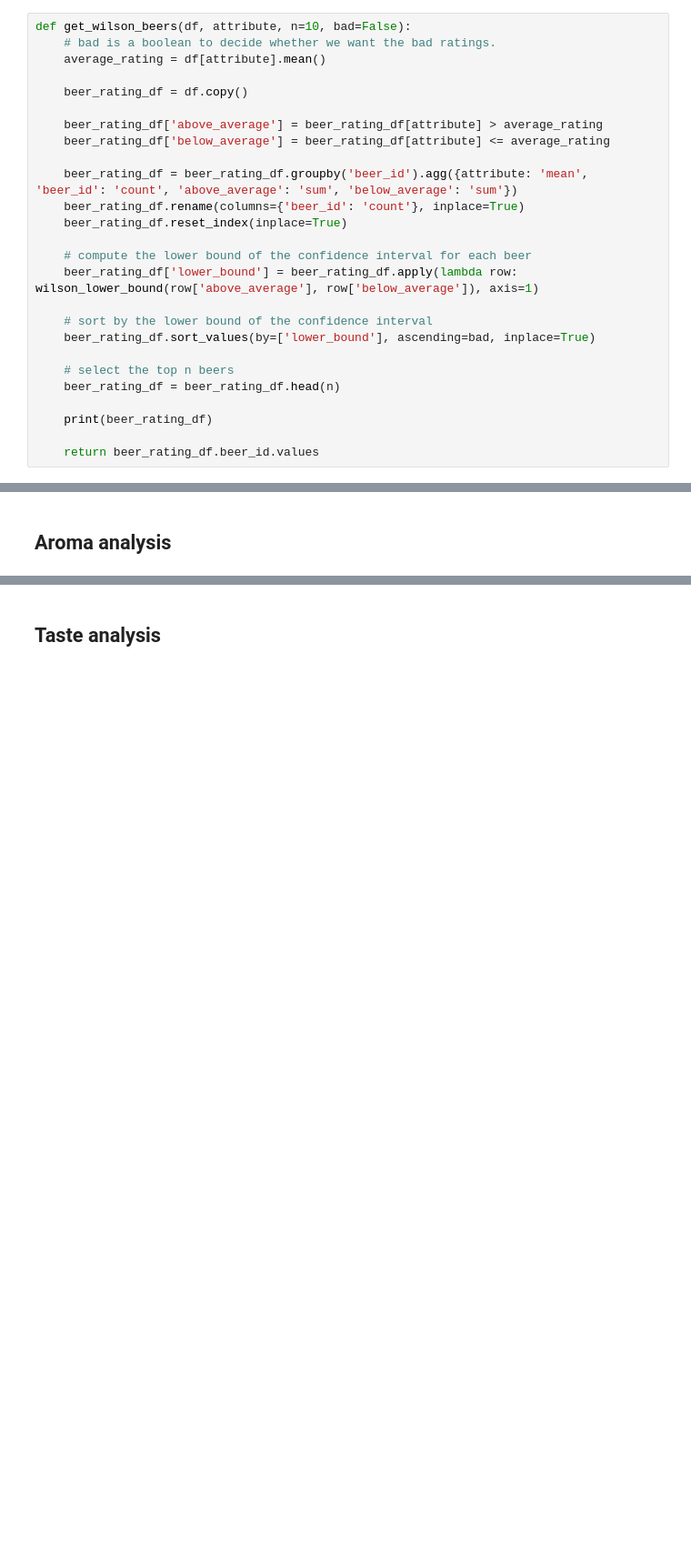
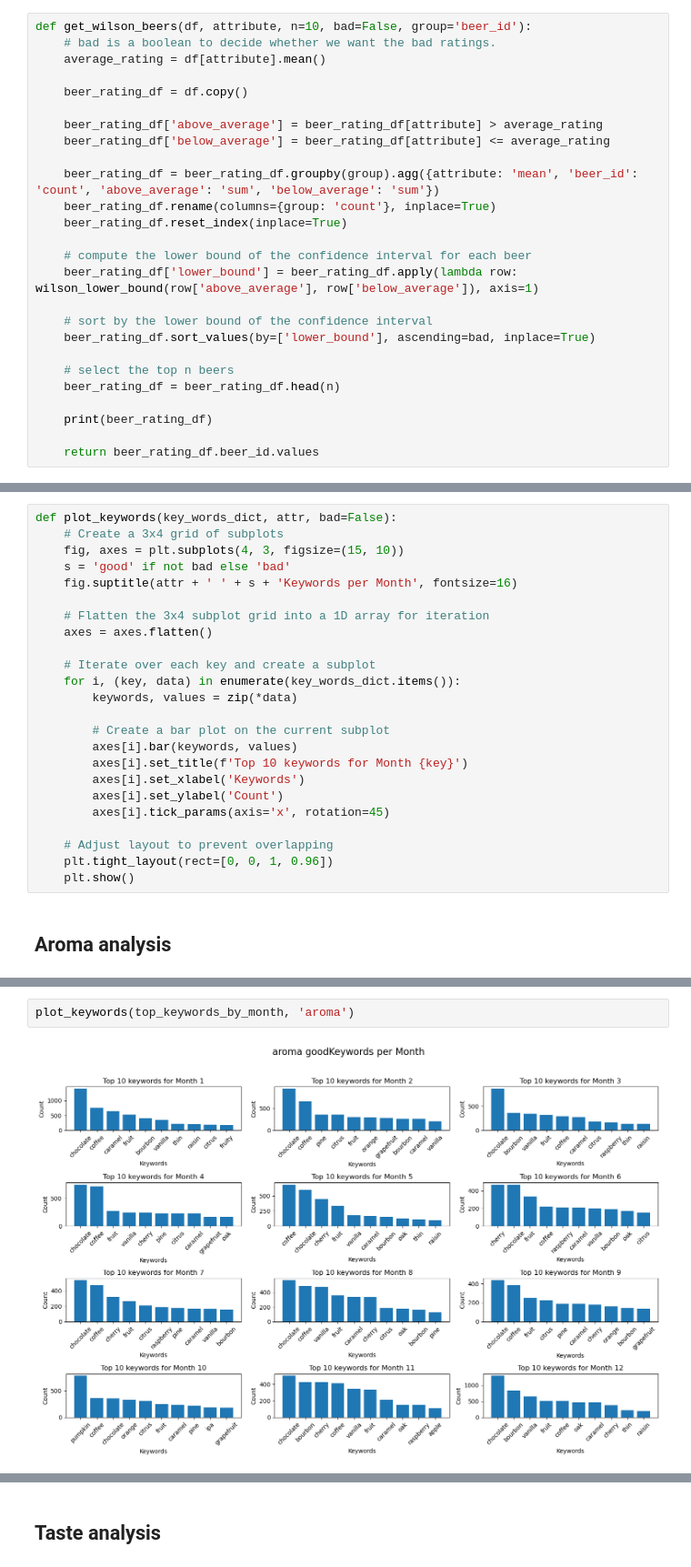
Before and after one commit to epfl-ada/ada-2023-project-datababes, a Jupyter notebook: eda_bad_and_good_keywords_tmp.ipynb, the cells around one changed output, grey strips where cells are left out. Shown at 91% size. Saved outputs shown, nothing was run; the diff lists cells and outputs as text; blank space fills up the shorter version.

```diff
--- a/eda_bad_and_good_keywords_tmp.ipynb
+++ b/eda_bad_and_good_keywords_tmp.ipynb
@@ -214,7 +230,7 @@ We clearly observe that the ranking is not the same as initially done.
 # %% [markdown]
 Let's create a function that we will use to find out the most popular beer for a rating.
 # %%
-def get_wilson_beers(df, attribute, n=10, bad=False):
+def get_wilson_beers(df, attribute, n=10, bad=False, group='beer_id'):
     # bad is a boolean to decide whether we want the bad ratings.
     average_rating = df[attribute].mean()
 
@@ -223,8 +239,8 @@ def get_wilson_beers(df, attribute, n=10, bad=False):
     beer_rating_df['above_average'] = beer_rating_df[attribute] > average_rating
     beer_rating_df['below_average'] = beer_rating_df[attribute] <= average_rating
 
-    beer_rating_df = beer_rating_df.groupby('beer_id').agg({attribute: 'mean', 'beer_id': 'count', 'above_average': 'sum', 'below_average': 'sum'})
-    beer_rating_df.rename(columns={'beer_id': 'count'}, inplace=True)
+    beer_rating_df = beer_rating_df.groupby(group).agg({attribute: 'mean', 'beer_id': 'count', 'above_average': 'sum', 'below_average': 'sum'})
+    beer_rating_df.rename(columns={group: 'count'}, inplace=True)
     beer_rating_df.reset_index(inplace=True)
 
     # compute the lower bound of the confidence interval for each beer
@@ -535,3 +556,27 @@ def find_top_keywords_by_month(df, keywords_list, month, category, num_keywords,
+# %%
+def plot_keywords(key_words_dict, attr, bad=False):
+    # Create a 3x4 grid of subplots
+    fig, axes = plt.subplots(4, 3, figsize=(15, 10))
+    s = 'good' if not bad else 'bad'
+    fig.suptitle(attr + ' ' + s + 'Keywords per Month', fontsize=16)
+
+    # Flatten the 3x4 subplot grid into a 1D array for iteration
+    axes = axes.flatten()
+
+    # Iterate over each key and create a subplot
+    for i, (key, data) in enumerate(key_words_dict.items()):
+        keywords, values = zip(*data)
+
+        # Create a bar plot on the current subplot
+        axes[i].bar(keywords, values)
+        axes[i].set_title(f'Top 10 keywords for Month {key}')
+        axes[i].set_xlabel('Keywords')
+        axes[i].set_ylabel('Count')
+        axes[i].tick_params(axis='x', rotation=45)
+
+    # Adjust layout to prevent overlapping
+    plt.tight_layout(rect=[0, 0, 1, 0.96])
+    plt.show()
 # %% [markdown]
 ## Aroma analysis
 # %%
@@ -586,0 +608,4 @@ plt.show()
+# %%
+plot_keywords(top_keywords_by_month, 'aroma')
+# %% [output]
+[figure, added]
```
Also changed, not shown: parts of 25 cells of this notebook.
